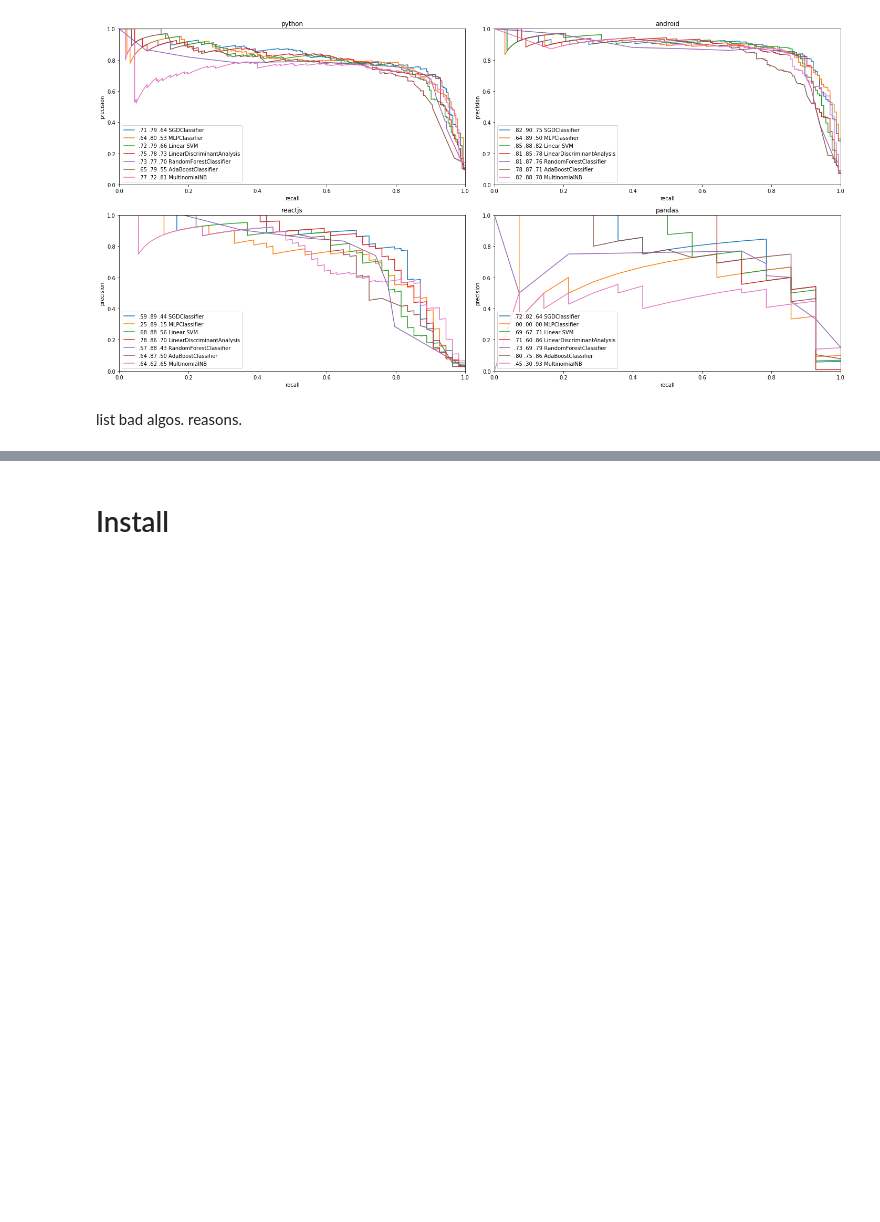
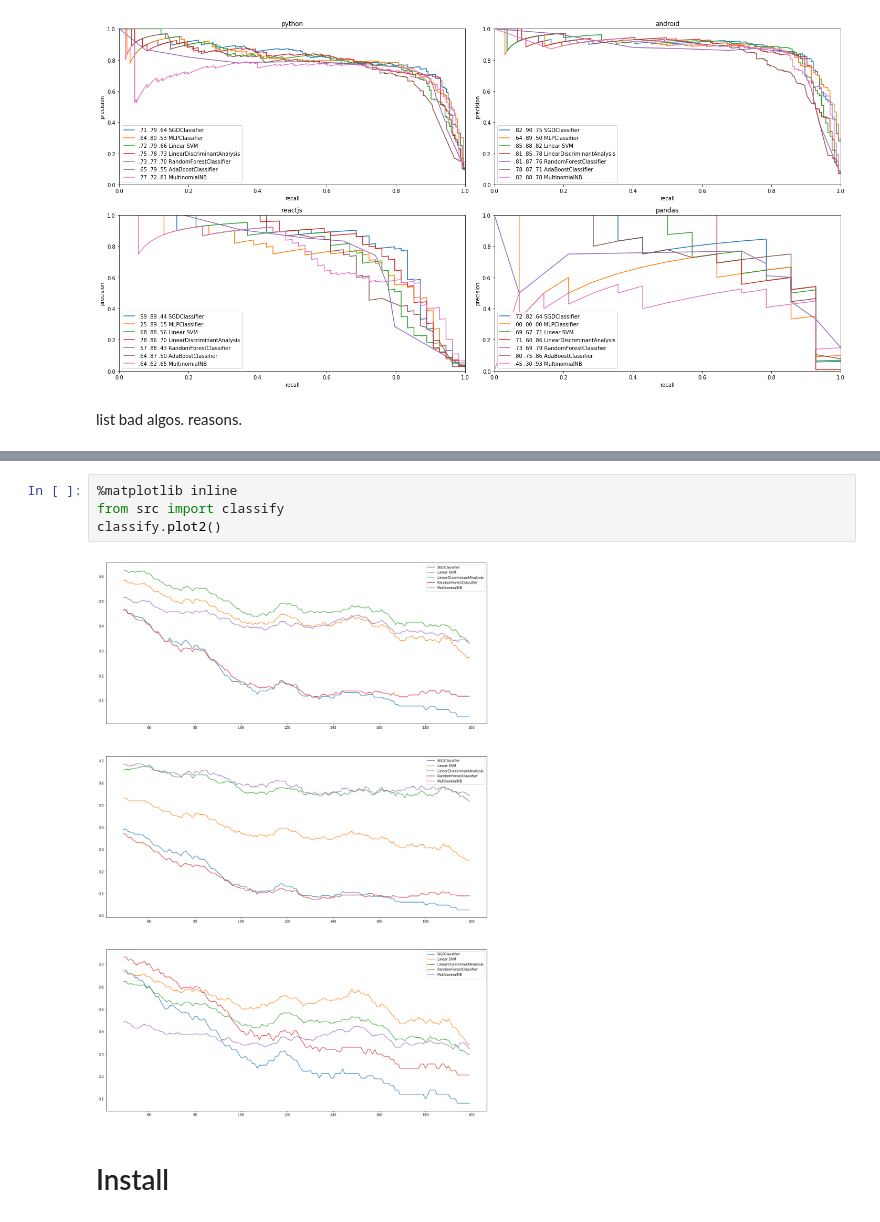
Before and after one commit to glouwa/StackOverflowTopicClustering, a Jupyter notebook: classify.ipynb, the cells around one changed output, grey strips where cells are left out. Cells and saved outputs as stored; diff of their text form; blank space fills up the shorter version.

```diff
--- a/classify.ipynb
+++ b/classify.ipynb
@@ -131,3 +137,9 @@ list bad algos. reasons.
+# %%
+%matplotlib inline
+from src import classify
+classify.plot2()
+# %% [output]
+[figure, added]
 # %% [markdown]
 # Install
 # %%
```
Also changed, not shown: parts of 1 cell of this notebook, 9 other files.
